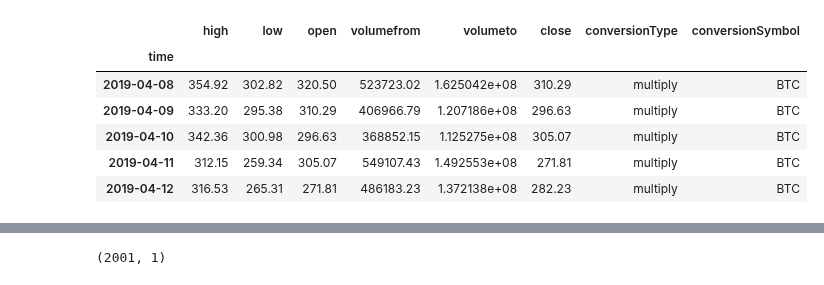
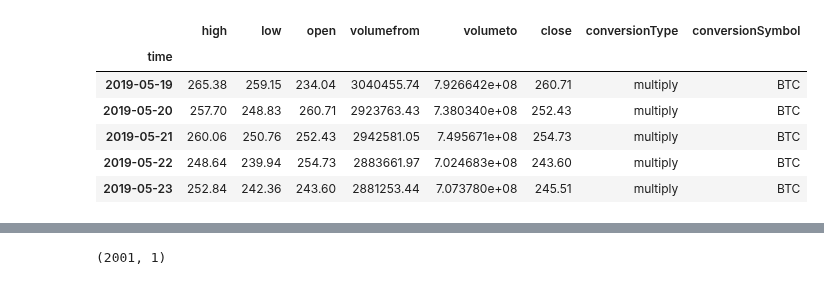
Before and after one commit to Raesu/pcmlai, a Jupyter notebook: Module 23/try_it_23_2_hardikz.ipynb, the cells around one changed output, grey strips where cells are left out. Cells and saved outputs as stored; diff of their text form; code cells hidden in the pictures.

```diff
--- a/Module 23/try_it_23_2_hardikz.ipynb
+++ b/Module 23/try_it_23_2_hardikz.ipynb
@@ -11,27 +11,27 @@ from sklearn.metrics import r2_score
 # %%
 # load data #
 api_key = '354630feeb4a4077ad012d7eb14015210a778caad7a680af30b1129ef4c6154d'
-symbol = 'BCH'  # Example: BitCoin Cash #
+symbol = 'ETH'  # Example: BitCoin Cash #
 url = f'https://min-api.cryptocompare.com/data/v2/histoday?fsym={symbol}&tsym=USD&limit=2000&api_key={api_key}'
 
 response = requests.get(url)
 data = response.json()
 
 # prepare dataFrame #
 crypto_df = pd.DataFrame(data['Data']['Data'])
 crypto_df['time'] = pd.to_datetime(crypto_df['time'], unit='s')  # Convert timestamp to datetime #
 crypto_df.set_index('time', inplace=True)
 
 # display few records #
 crypto_df.head()
 # %% [output]
 |  | high | low | open | volumefrom | volumeto | close | conversionType | conversionSymbol |
 | time |  |  |  |  |  |  |  |  |
-| 2019-04-08 | 354.92 | 302.82 | 320.50 | 523723.02 | 1.625042e+08 | 310.29 | multiply | BTC |
-| 2019-04-09 | 333.20 | 295.38 | 310.29 | 406966.79 | 1.207186e+08 | 296.63 | multiply | BTC |
-| 2019-04-10 | 342.36 | 300.98 | 296.63 | 368852.15 | 1.125275e+08 | 305.07 | multiply | BTC |
-| 2019-04-11 | 312.15 | 259.34 | 305.07 | 549107.43 | 1.492553e+08 | 271.81 | multiply | BTC |
-| 2019-04-12 | 316.53 | 265.31 | 271.81 | 486183.23 | 1.372138e+08 | 282.23 | multiply | BTC |
+| 2019-05-19 | 265.38 | 259.15 | 234.04 | 3040455.74 | 7.926642e+08 | 260.71 | multiply | BTC |
+| 2019-05-20 | 257.70 | 248.83 | 260.71 | 2923763.43 | 7.380340e+08 | 252.43 | multiply | BTC |
+| 2019-05-21 | 260.06 | 250.76 | 252.43 | 2942581.05 | 7.495671e+08 | 254.73 | multiply | BTC |
+| 2019-05-22 | 248.64 | 239.94 | 254.73 | 2883661.97 | 7.024683e+08 | 243.60 | multiply | BTC |
+| 2019-05-23 | 252.84 | 242.36 | 243.60 | 2881253.44 | 7.073780e+08 | 245.51 | multiply | BTC |
 # %%
 # Check for missing values #
 print(crypto_df.isnull().sum())
```
Also changed, not shown: parts of 6 cells of this notebook, 7 other files.
